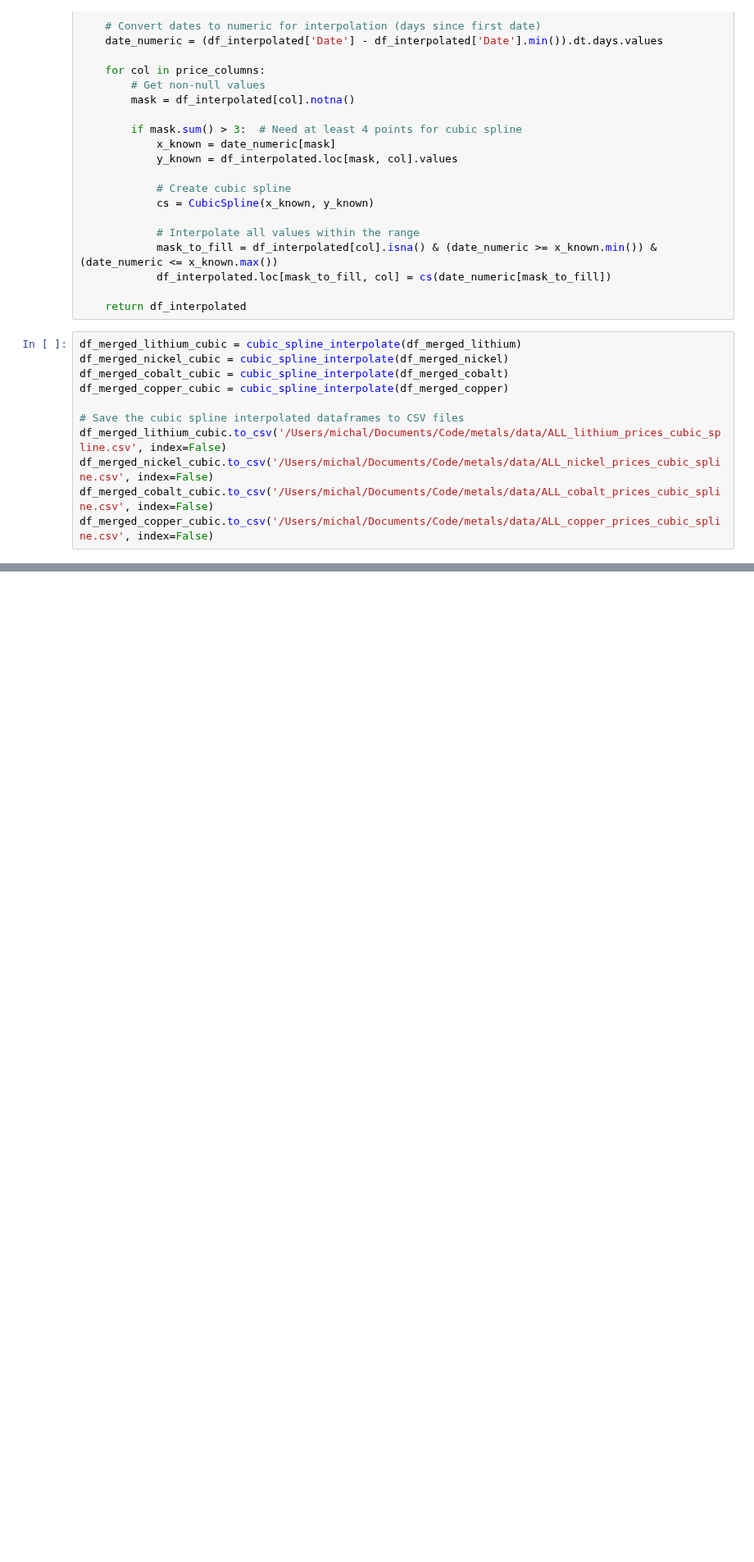
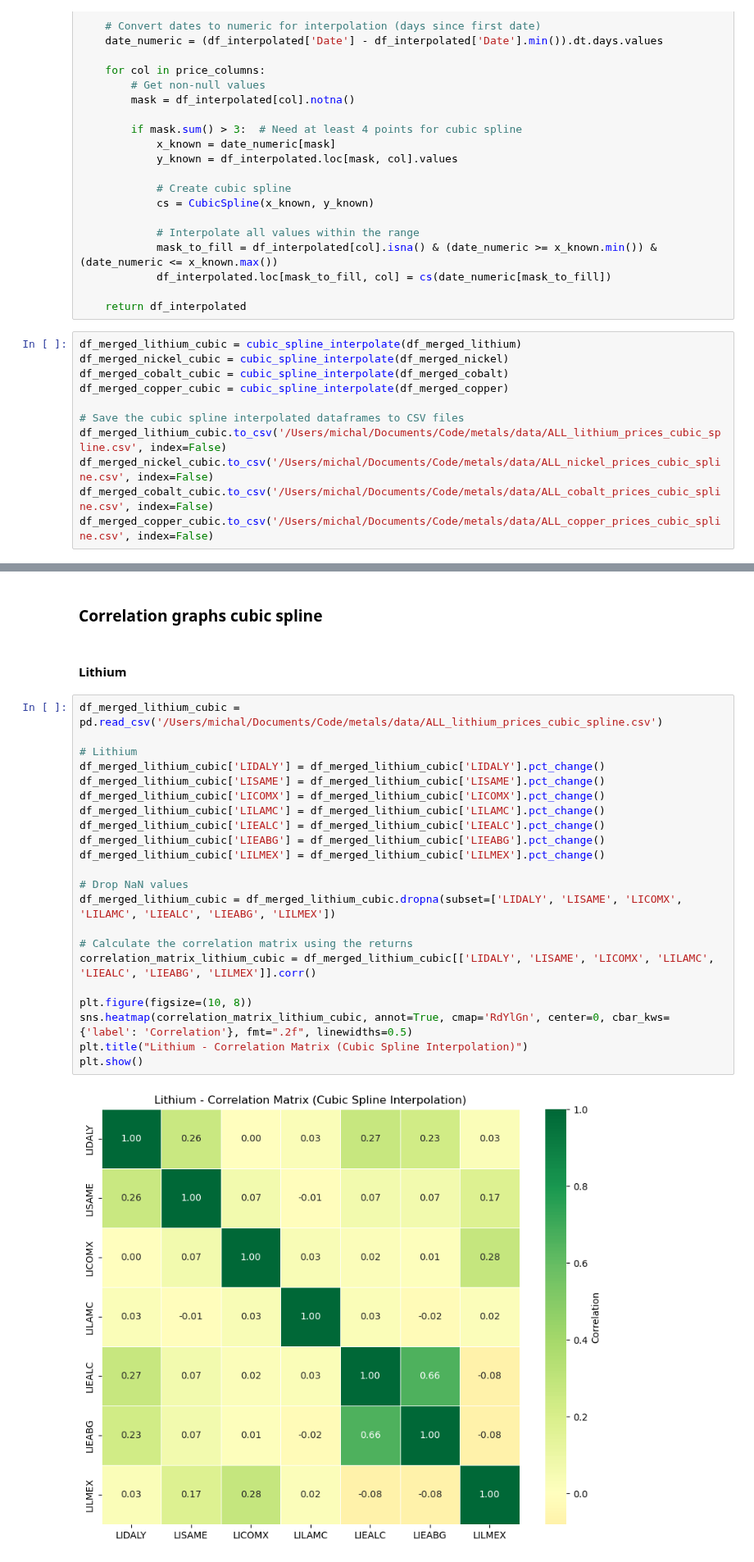
Before and after one commit to Doosheck/metals, a Jupyter notebook: data_overview.ipynb, the cells around one changed output, grey strips where cells are left out. Shown at 82% size. Saved outputs shown, nothing was run; the diff lists cells and outputs as text; blank space fills up the shorter version.

Commit message:
ADD: cubic interpolation correlation

```diff
--- a/data_overview.ipynb
+++ b/data_overview.ipynb
@@ -2164,0 +2223,28 @@ df_merged_copper_cubic.to_csv('/Users/michal/Documents/Code/metals/data/ALL_copp
+# %% [markdown]
+### Correlation graphs cubic spline
+# %% [markdown]
+#### Lithium
+# %%
+df_merged_lithium_cubic = pd.read_csv('/Users/michal/Documents/Code/metals/data/ALL_lithium_prices_cubic_spline.csv')
+
+# Lithium
+df_merged_lithium_cubic['LIDALY'] = df_merged_lithium_cubic['LIDALY'].pct_change()
+df_merged_lithium_cubic['LISAME'] = df_merged_lithium_cubic['LISAME'].pct_change()
+df_merged_lithium_cubic['LICOMX'] = df_merged_lithium_cubic['LICOMX'].pct_change()
+df_merged_lithium_cubic['LILAMC'] = df_merged_lithium_cubic['LILAMC'].pct_change()
+df_merged_lithium_cubic['LIEALC'] = df_merged_lithium_cubic['LIEALC'].pct_change()
+df_merged_lithium_cubic['LIEABG'] = df_merged_lithium_cubic['LIEABG'].pct_change()
+df_merged_lithium_cubic['LILMEX'] = df_merged_lithium_cubic['LILMEX'].pct_change()
+
+# Drop NaN values
+df_merged_lithium_cubic = df_merged_lithium_cubic.dropna(subset=['LIDALY', 'LISAME', 'LICOMX', 'LILAMC', 'LIEALC', 'LIEABG', 'LILMEX'])
+
+# Calculate the correlation matrix using the returns
+correlation_matrix_lithium_cubic = df_merged_lithium_cubic[['LIDALY', 'LISAME', 'LICOMX', 'LILAMC', 'LIEALC', 'LIEABG', 'LILMEX']].corr()
+
+plt.figure(figsize=(10, 8))
+sns.heatmap(correlation_matrix_lithium_cubic, annot=True, cmap='RdYlGn', center=0, cbar_kws={'label': 'Correlation'}, fmt=".2f", linewidths=0.5)
+plt.title("Lithium - Correlation Matrix (Cubic Spline Interpolation)")
+plt.show()
+# %% [output]
+[figure, added]
```
Also changed, not shown: parts of 8 cells of this notebook.
